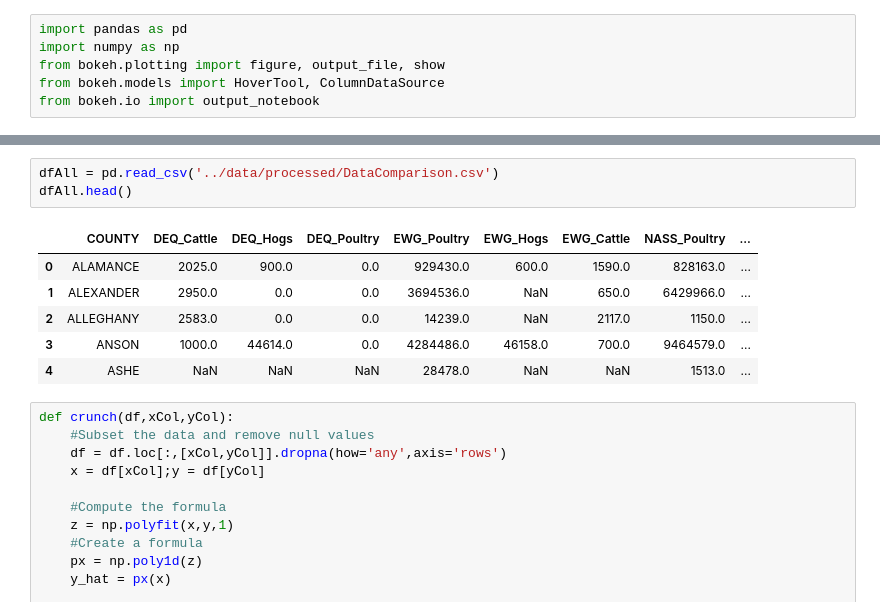
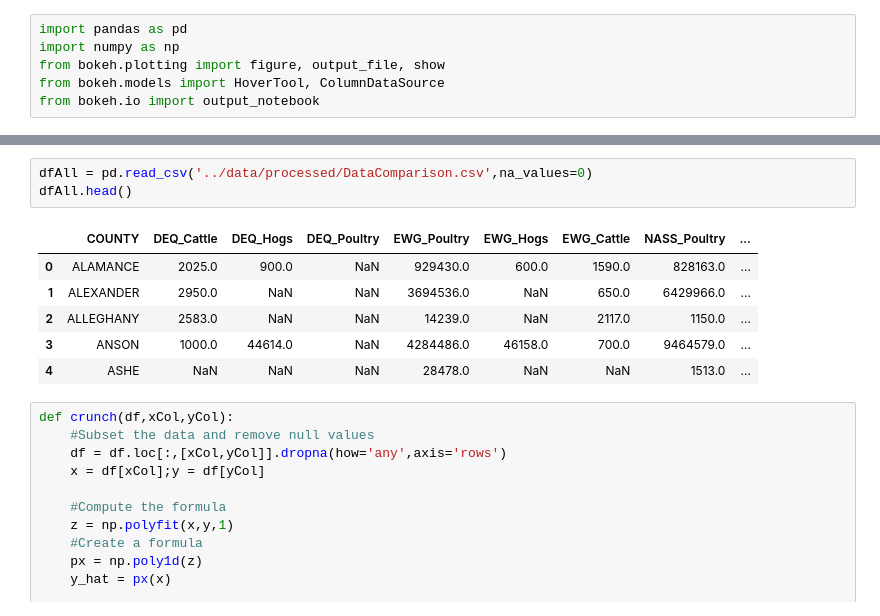
Before and after one commit to johnpfay/BioGas_vs_NASS, a Jupyter notebook: code/Plotting.ipynb, the cells around one changed output, grey strips where cells are left out. Saved outputs shown, nothing was run; the diff lists cells and outputs as text.

Commit message:
Sets zero values to NaN

```diff
--- a/code/Plotting.ipynb
+++ b/code/Plotting.ipynb
@@ -10,14 +10,14 @@ output_notebook()
 Loading BokehJS ...
 [interactive output not drawn]
 # %%
-dfAll = pd.read_csv('../data/processed/DataComparison.csv')
+dfAll = pd.read_csv('../data/processed/DataComparison.csv',na_values=0)
 dfAll.head()
 # %% [output]
 |  | COUNTY | DEQ_Cattle | DEQ_Hogs | DEQ_Poultry | EWG_Poultry | EWG_Hogs | EWG_Cattle | NASS_Poultry | ... |
-| 0 | ALAMANCE | 2025.0 | 900.0 | 0.0 | 929430.0 | 600.0 | 1590.0 | 828163.0 | ... |
-| 1 | ALEXANDER | 2950.0 | 0.0 | 0.0 | 3694536.0 | NaN | 650.0 | 6429966.0 | ... |
-| 2 | ALLEGHANY | 2583.0 | 0.0 | 0.0 | 14239.0 | NaN | 2117.0 | 1150.0 | ... |
-| 3 | ANSON | 1000.0 | 44614.0 | 0.0 | 4284486.0 | 46158.0 | 700.0 | 9464579.0 | ... |
+| 0 | ALAMANCE | 2025.0 | 900.0 | NaN | 929430.0 | 600.0 | 1590.0 | 828163.0 | ... |
+| 1 | ALEXANDER | 2950.0 | NaN | NaN | 3694536.0 | NaN | 650.0 | 6429966.0 | ... |
+| 2 | ALLEGHANY | 2583.0 | NaN | NaN | 14239.0 | NaN | 2117.0 | 1150.0 | ... |
+| 3 | ANSON | 1000.0 | 44614.0 | NaN | 4284486.0 | 46158.0 | 700.0 | 9464579.0 | ... |
 | 4 | ASHE | NaN | NaN | NaN | 28478.0 | NaN | NaN | 1513.0 | ... |
 # %%
 def crunch(df,xCol,yCol):
```
Also changed, not shown: parts of 3 cells of this notebook.
